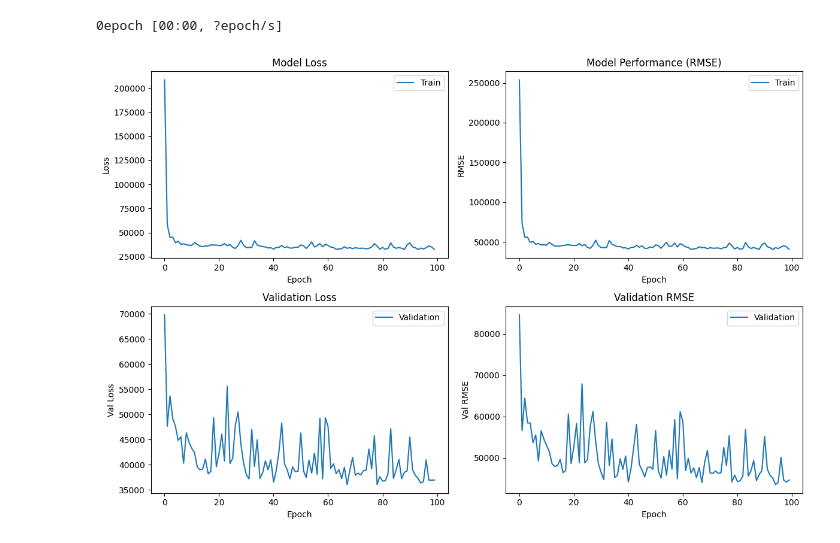
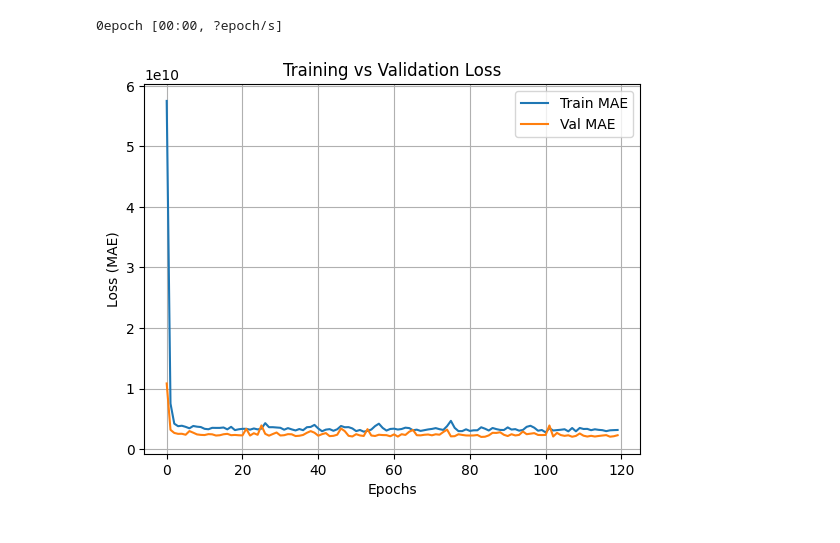
Before and after one commit to Kiran-Pokhrel-91/DeepLearning, a Jupyter notebook: Car Price Prediction/Car_Price_Pred.ipynb, the cells around one changed output. Saved outputs shown, nothing was run; the diff lists cells and outputs as text; code cells hidden in the pictures.

```diff
--- a/Car Price Prediction/Car_Price_Pred.ipynb
+++ b/Car Price Prediction/Car_Price_Pred.ipynb
@@ -286,42 +286,14 @@ history = model.fit(
 )
 # %% [output]
 0epoch [00:00, ?epoch/s]
-# %%
-plt.figure(figsize=(12, 8))
-
-# Plot 1: Training Loss
-plt.subplot(2, 2, 1)
-plt.plot(history.history['loss'])
-plt.title("Model Loss")
-plt.ylabel('Loss')
-plt.xlabel('Epoch')
-plt.legend(["Train"])
-
-# Plot 2: Training RMSE
-plt.subplot(2, 2, 2)
-plt.plot(history.history['root_mean_squared_error'])
-plt.title("Model Performance (RMSE)")
-plt.ylabel('RMSE')
-plt.xlabel('Epoch')
-plt.legend(["Train"])
-
-# Plot 3: Validation Loss
-plt.subplot(2, 2, 3)
-plt.plot(history.history['val_loss'])
-plt.title("Validation Loss")
-plt.ylabel('Val Loss')
-plt.xlabel('Epoch')
-plt.legend(["Validation"])
-
-# Plot 4: Validation RMSE
-plt.subplot(2, 2, 4)
-plt.plot(history.history['val_root_mean_squared_error'])
-plt.title("Validation RMSE")
-plt.ylabel('Val RMSE')
-plt.xlabel('Epoch')
-plt.legend(["Validation"])
-
-plt.tight_layout()
-plt.show()
-# %% [output]
-[figure, removed]
+# %%
+plt.plot(history.history['loss'], label='Train MAE')
+plt.plot(history.history['val_loss'], label='Val MAE')
+plt.xlabel('Epochs')
+plt.ylabel('Loss (MAE)')
+plt.legend()
+plt.title("Training vs Validation Loss")
+plt.grid(True)
+plt.show()
+# %% [output]
+[figure, added]
```
Also changed, not shown: parts of 16 cells of this notebook.
